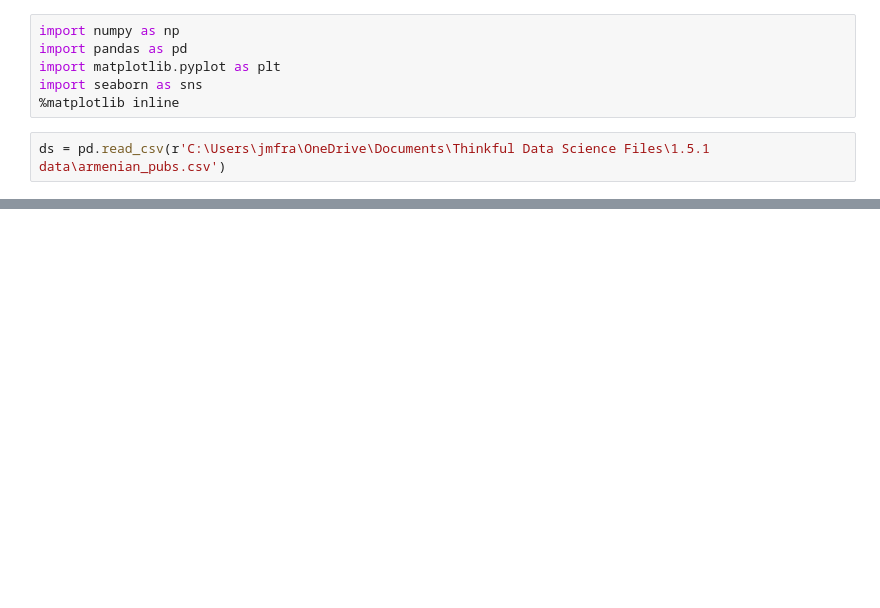
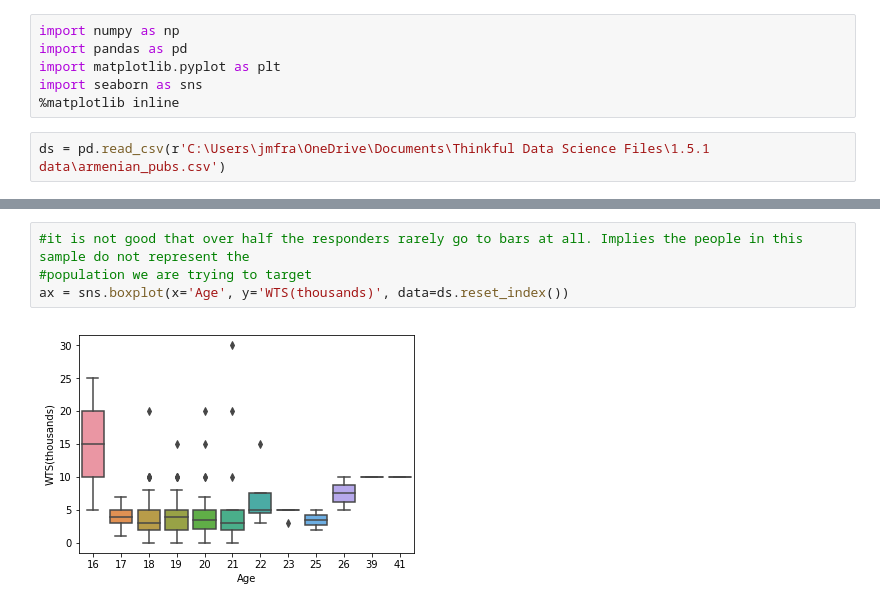
Before and after one commit to jmfrazier/lesson-1-files, a Jupyter notebook: 1.5.1 capstone.ipynb, the cells around one changed output, grey strips where cells are left out. Saved outputs shown, nothing was run; the diff lists cells and outputs as text; blank space fills up the shorter version.

```diff
--- a/1.5.1 capstone.ipynb
+++ b/1.5.1 capstone.ipynb
@@ -73 +151,7 @@ Name: Age, dtype: int64
+# %%
+#it is not good that over half the responders rarely go to bars at all. Implies the people in this sample do not represent the
+#population we are trying to target
+ax = sns.boxplot(x='Age', y='WTS(thousands)', data=ds.reset_index())
+# %% [output]
+[figure, added]
 # %%
```
Also changed, not shown: parts of 19 cells of this notebook.
